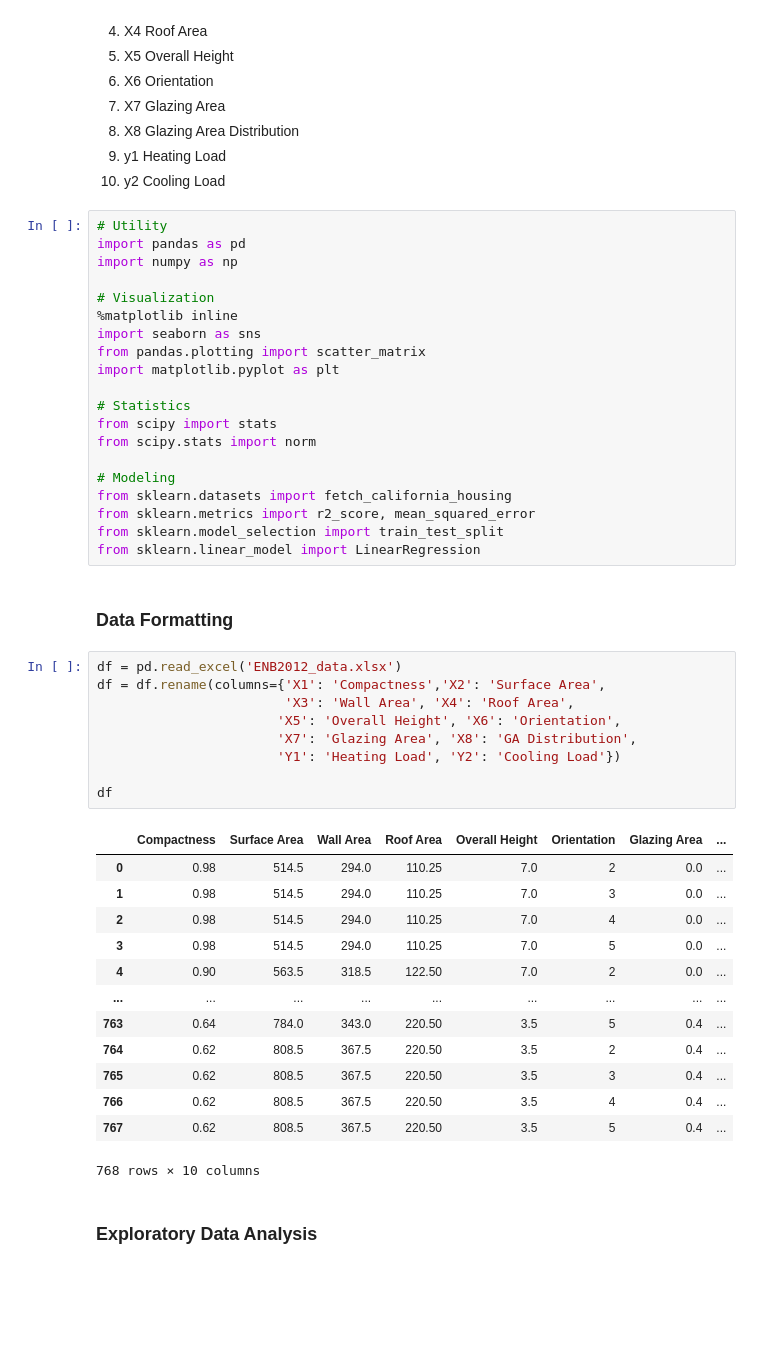
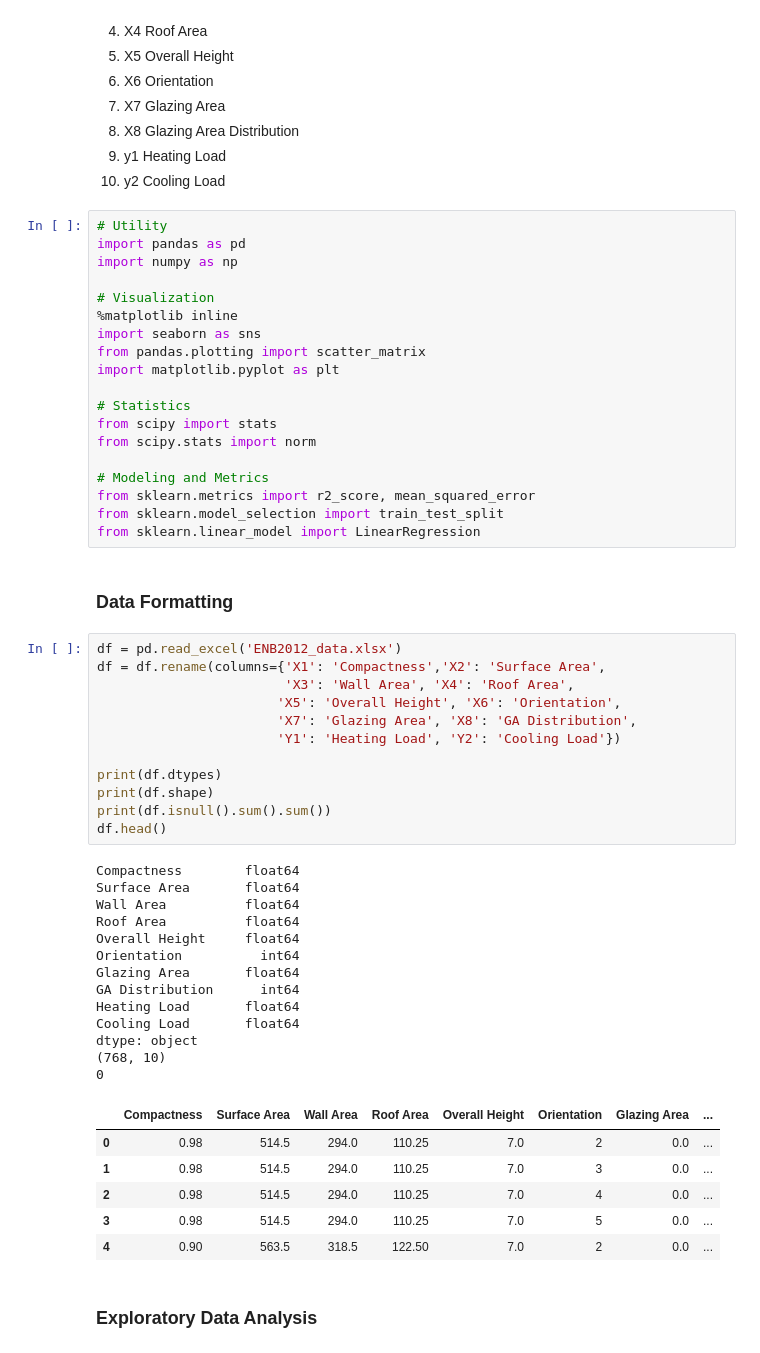
Before and after one commit to thoughtsondata/ds-portfolio, a Jupyter notebook: Energy_Dashboard/energy_dashboard.ipynb, the cells around one changed output. Saved outputs shown, nothing was run; the diff lists cells and outputs as text; blank space fills up the shorter version.

```diff
--- a/Energy_Dashboard/energy_dashboard.ipynb
+++ b/Energy_Dashboard/energy_dashboard.ipynb
@@ -51,8 +51,7 @@ import matplotlib.pyplot as plt
 from scipy import stats
 from scipy.stats import norm
 
-# Modeling
-from sklearn.datasets import fetch_california_housing
+# Modeling and Metrics
 from sklearn.metrics import r2_score, mean_squared_error
 from sklearn.model_selection import train_test_split
 from sklearn.linear_model import LinearRegression
@@ -61,26 +60,35 @@ from sklearn.linear_model import LinearRegression
 # %%
 df = pd.read_excel('ENB2012_data.xlsx')
 df = df.rename(columns={'X1': 'Compactness','X2': 'Surface Area',
                         'X3': 'Wall Area', 'X4': 'Roof Area',
                        'X5': 'Overall Height', 'X6': 'Orientation',
                        'X7': 'Glazing Area', 'X8': 'GA Distribution',
                        'Y1': 'Heating Load', 'Y2': 'Cooling Load'})
 
-df
+print(df.dtypes)
+print(df.shape)
+print(df.isnull().sum().sum())
+df.head()
 # %% [output]
+Compactness        float64
+Surface Area       float64
+Wall Area          float64
+Roof Area          float64
+Overall Height     float64
+Orientation          int64
+Glazing Area       float64
+GA Distribution      int64
+Heating Load       float64
+Cooling Load       float64
+dtype: object
+(768, 10)
+0
 |  | Compactness | Surface Area | Wall Area | Roof Area | Overall Height | Orientation | Glazing Area | ... |
 | 0 | 0.98 | 514.5 | 294.0 | 110.25 | 7.0 | 2 | 0.0 | ... |
 | 1 | 0.98 | 514.5 | 294.0 | 110.25 | 7.0 | 3 | 0.0 | ... |
 | 2 | 0.98 | 514.5 | 294.0 | 110.25 | 7.0 | 4 | 0.0 | ... |
 | 3 | 0.98 | 514.5 | 294.0 | 110.25 | 7.0 | 5 | 0.0 | ... |
 | 4 | 0.90 | 563.5 | 318.5 | 122.50 | 7.0 | 2 | 0.0 | ... |
-| ... | ... | ... | ... | ... | ... | ... | ... | ... |
-| 763 | 0.64 | 784.0 | 343.0 | 220.50 | 3.5 | 5 | 0.4 | ... |
-| 764 | 0.62 | 808.5 | 367.5 | 220.50 | 3.5 | 2 | 0.4 | ... |
-| 765 | 0.62 | 808.5 | 367.5 | 220.50 | 3.5 | 3 | 0.4 | ... |
-| 766 | 0.62 | 808.5 | 367.5 | 220.50 | 3.5 | 4 | 0.4 | ... |
-| 767 | 0.62 | 808.5 | 367.5 | 220.50 | 3.5 | 5 | 0.4 | ... |
-768 rows × 10 columns
 # %% [markdown]
 ### **Exploratory Data Analysis**
 # %%
```
Also changed, not shown: parts of 6 cells of this notebook.
